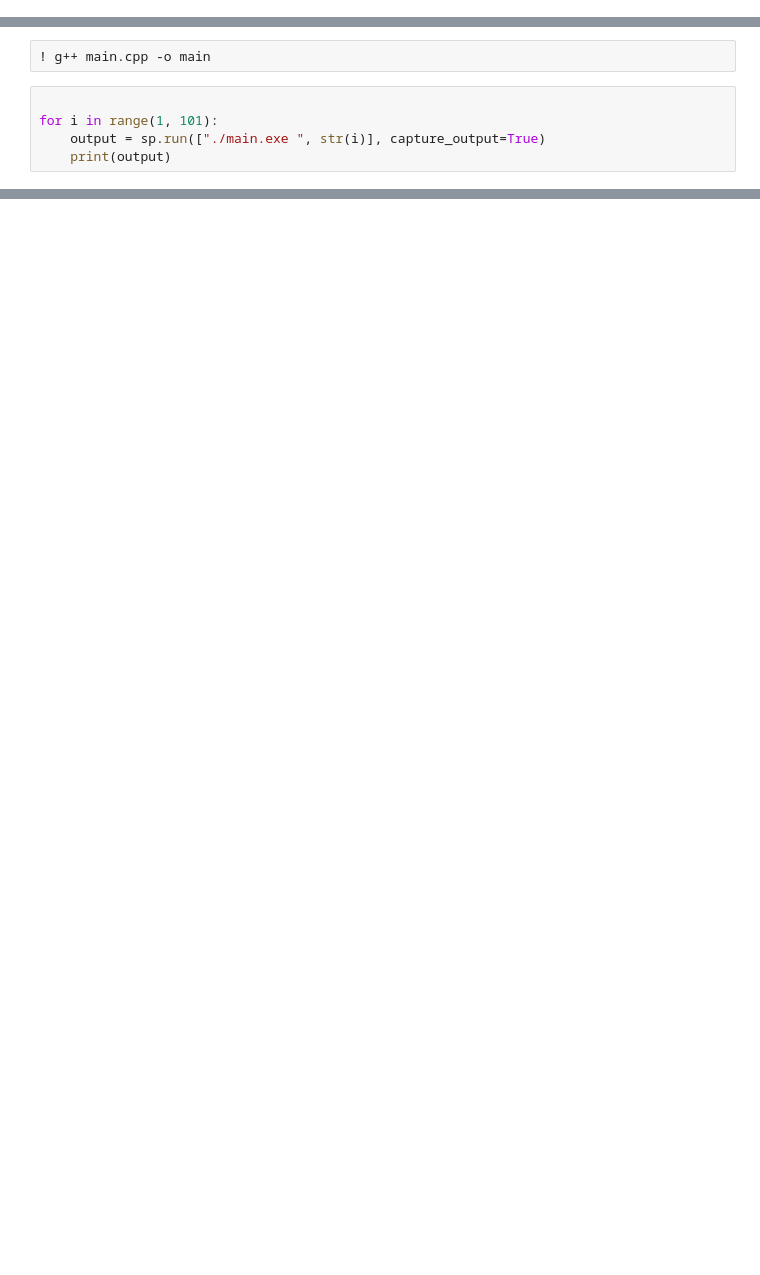
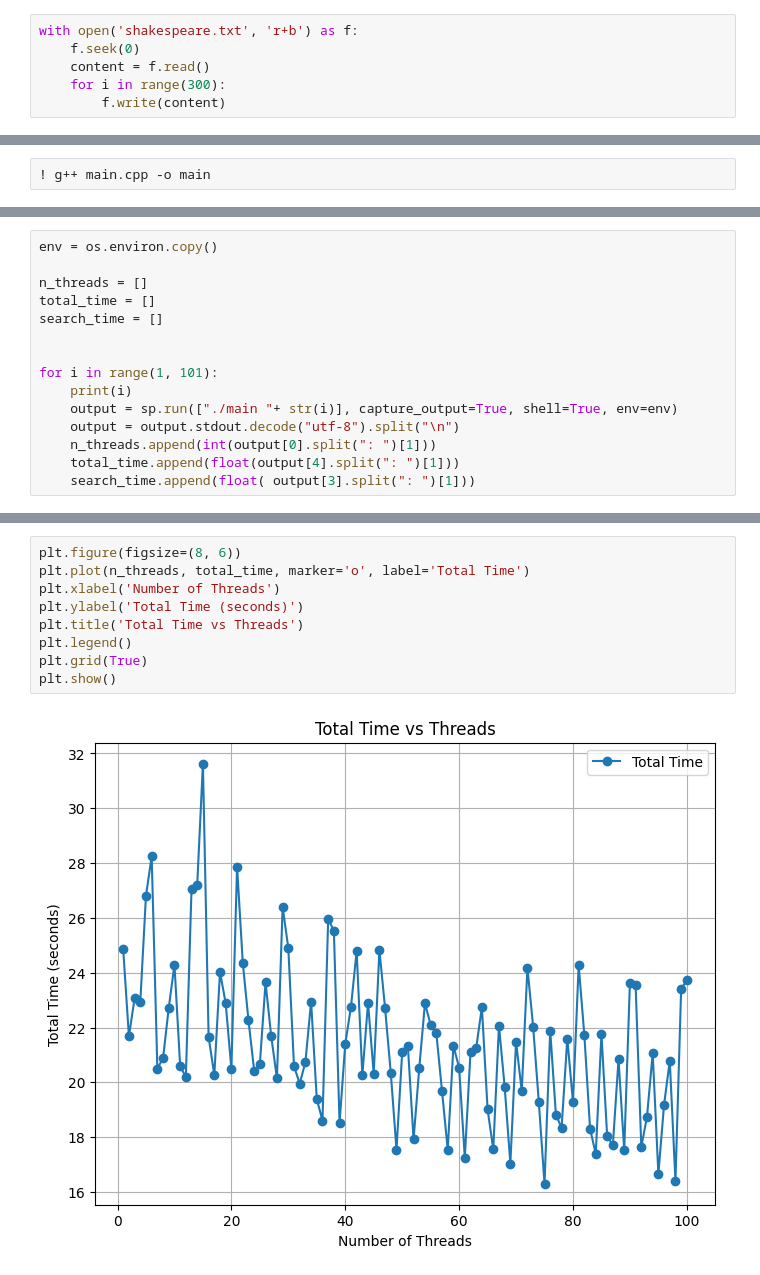
Before and after one commit to AlmirFonseca/computacao_escalavel, a Jupyter notebook: process.ipynb, the cells around one changed output, grey strips where cells are left out. Saved outputs shown, nothing was run; the diff lists cells and outputs as text; blank space fills up the shorter version.

```diff
--- a/process.ipynb
+++ b/process.ipynb
@@ -6,0 +10,6 @@ import sys
+# %%
+with open('shakespeare.txt', 'r+b') as f:
+    f.seek(0)
+    content = f.read()
+    for i in range(300):
+        f.write(content)
@@ -7,7 +166,2 @@ import sys
 # %%
 ! g++ main.cpp -o main
-# %%
-
-for i in range(1, 101):
-    output = sp.run(["./main.exe ", str(i)], capture_output=True)
-    print(output)
@@ -31,0 +168,15 @@ CompletedProcess(args=['./main.exe ', '100'], returncode=3221225785, stdout=b'',
+# %%
+env = os.environ.copy()
+
+n_threads = []
+total_time = []
+search_time = []
+
+
+for i in range(1, 101):
+    print(i)
+    output = sp.run(["./main "+ str(i)], capture_output=True, shell=True, env=env)
+    output = output.stdout.decode("utf-8").split("\n")
+    n_threads.append(int(output[0].split(": ")[1]))
+    total_time.append(float(output[4].split(": ")[1]))
+    search_time.append(float( output[3].split(": ")[1]))
@@ -31,0 +203,11 @@ CompletedProcess(args=['./main.exe ', '100'], returncode=3221225785, stdout=b'',
+# %%
+plt.figure(figsize=(8, 6))
+plt.plot(n_threads, total_time, marker='o', label='Total Time')
+plt.xlabel('Number of Threads')
+plt.ylabel('Total Time (seconds)')
+plt.title('Total Time vs Threads')
+plt.legend()
+plt.grid(True)
+plt.show()
+# %% [output]
+[figure, added]
```
Also changed, not shown: parts of 9 cells of this notebook.
